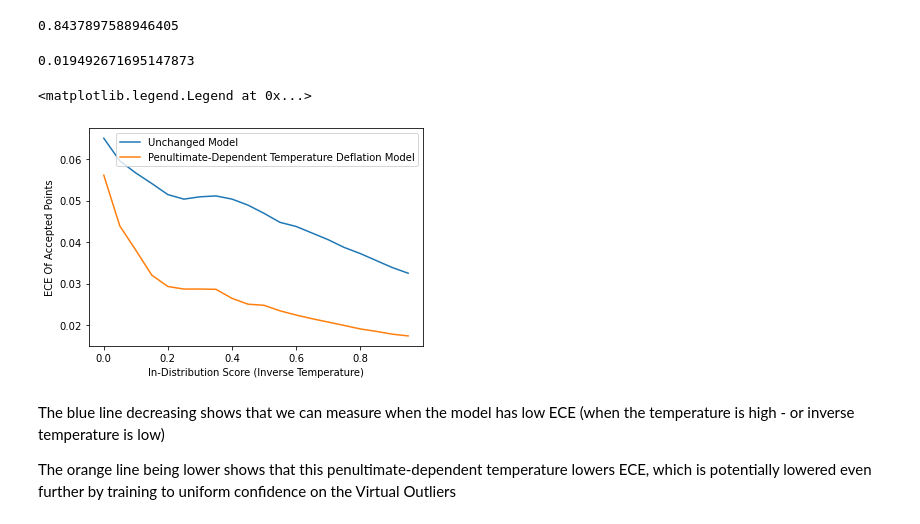
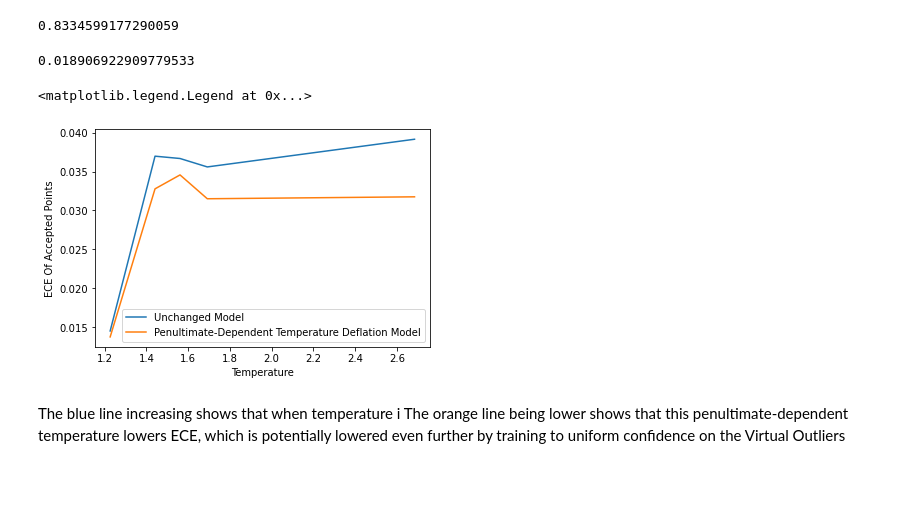
Before and after one commit to levinwil/TempVOS, a Jupyter notebook: Exploration.ipynb, the cells around one changed output. Cells and saved outputs as stored; diff of their text form; code cells hidden in the pictures; blank space fills up the shorter version.

Commit message:
reversed axis order

```diff
--- a/Exploration.ipynb
+++ b/Exploration.ipynb
@@ -74,7 +74,7 @@ network.compile(loss='categorical_crossentropy',
           optimizer=keras.optimizers.Adam(learning_rate=3e-4),
           metrics = ['acc'])
 network.fit(X_train, keras.utils.to_categorical(y_train),
-    epochs = 100,
+    epochs = 15,
     verbose = 1,
     validation_split = .1)
 # %% [output]
@@ -228,15 +229,15 @@ for j in range(len(np.unique(y_train))):
     class_eces.append(get_ece(np.array(pred)[:, j], y_test == j))
 np.mean(class_eces)
 # %% [output]
-0.8437897588946405
+0.8334599177290059
-0.019492671695147873
+0.018906922909779533
 # %%
 ood_scores_test = temperature_model.predict(encoding_X_test)[:, 0]
 # %%
 model_predictions = network.predict(X_test)
 ood_model_predictions = ood_network.predict(encoding_X_test)
 # %%
-num_intervals = 20
+num_intervals = 5
 # %%
 #z_scores = p_label_error / (variance_confidences + 1e-12)
 from sklearn.metrics import average_precision_score
@@ -249,26 +250,25 @@ ood_model_eces = []
 for i in range(0, len(y_test), int(len(y_test) / num_intervals)):
     class_eces = []
     for j in range(len(np.unique(y_train))):
-        class_eces.append(get_ece(np.array(model_predictions)[order[:i + int(len(y_test) / num_intervals)], j], (y_test[order[:i + int(len(y_test) / num_intervals)]] == j)))
+        class_eces.append(get_ece(np.array(model_predictions)[order[i:i + int(len(y_test) / num_intervals)], j], (y_test[order[i:i + int(len(y_test) / num_intervals)]] == j)))
     base_eces.append(np.median(class_eces))
 
     class_eces = []
     for j in range(len(np.unique(y_train))):
-        class_eces.append(get_ece(np.array(ood_model_predictions)[order[:i + int(len(y_test) / num_intervals)], j], (y_test[order[:i + int(len(y_test) / num_intervals)]] == j)))
+        class_eces.append(get_ece(np.array(ood_model_predictions)[order[i:i + int(len(y_test) / num_intervals)], j], (y_test[order[i:i + int(len(y_test) / num_intervals)]] == j)))
     ood_model_eces.append(np.median(class_eces))
 # %%
 import matplotlib.pyplot as plt
-#plt.plot(ood_scores_test[order[np.arange(0, len(y_test), int(len(y_test) / num_intervals))]], base_eces, label = "Unchanged Model")
-plt.plot(np.arange(0, len(y_test), int(len(y_test) / num_intervals)) / len(y_test), base_eces, label = "Unchanged Model")
-#plt.plot(ood_scores_test[order[np.arange(0, len(y_test), int(len(y_test) / num_intervals))]], ood_model_eces, label = "Penultimate-Dependent Temperature Deflation Model")
-plt.plot(np.arange(0, len(y_test), int(len(y_test) / num_intervals)) / len(y_test), ood_model_eces, label = "Penultimate-Dependent Temperature Deflation Model")
-plt.xlabel("In-Distribution Score (Inverse Temperature)")
+plt.plot(ood_scores_test[order[np.arange(0, len(y_test), int(len(y_test) / num_intervals))]], base_eces, label = "Unchanged Model")
+#plt.plot(np.arange(0, len(y_test), int(len(y_test) / num_intervals)) / len(y_test), base_eces, label = "Unchanged Model")
+plt.plot(ood_scores_test[order[np.arange(0, len(y_test), int(len(y_test) / num_intervals))]], ood_model_eces, label = "Penultimate-Dependent Temperature Deflation Model")
+#plt.plot(np.arange(0, len(y_test), int(len(y_test) / num_intervals)) / len(y_test), ood_model_eces, label = "Penultimate-Dependent Temperature Deflation Model")
+plt.xlabel("Temperature")
 plt.ylabel("ECE Of Accepted Points")
 plt.legend()
 # %% [output]
 <matplotlib.legend.Legend at 0x...>
-[figure, old version]
+[figure, new version]
 # %% [markdown]
-The blue line decreasing shows that we can measure when the model has low ECE (when the temperature is high - or inverse temperature is low)
-
+The blue line increasing shows that when temperature i
 The orange line being lower shows that this penultimate-dependent temperature lowers ECE, which is potentially lowered even further by training to uniform confidence on the Virtual Outliers
```
Also changed, not shown: parts of 9 cells of this notebook.
